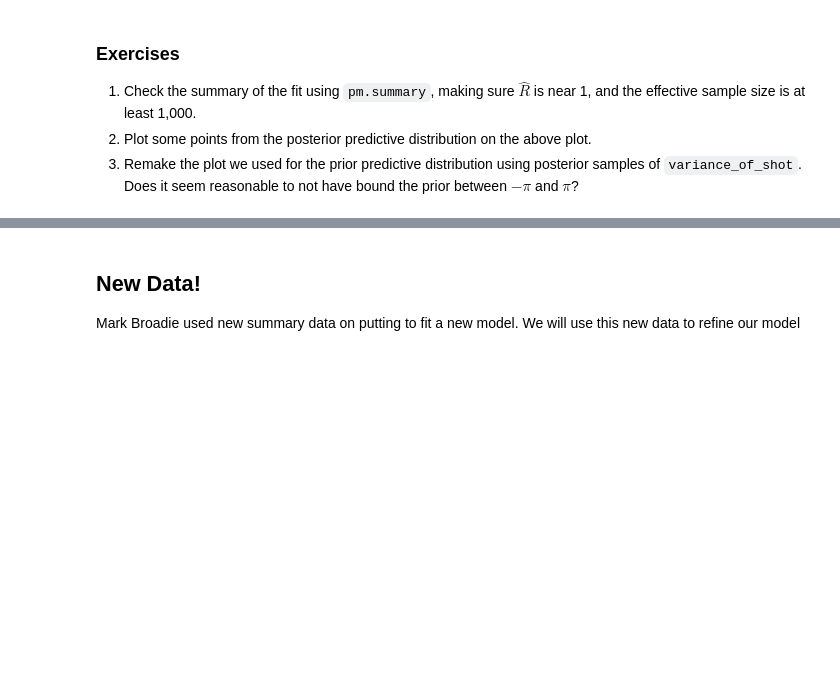
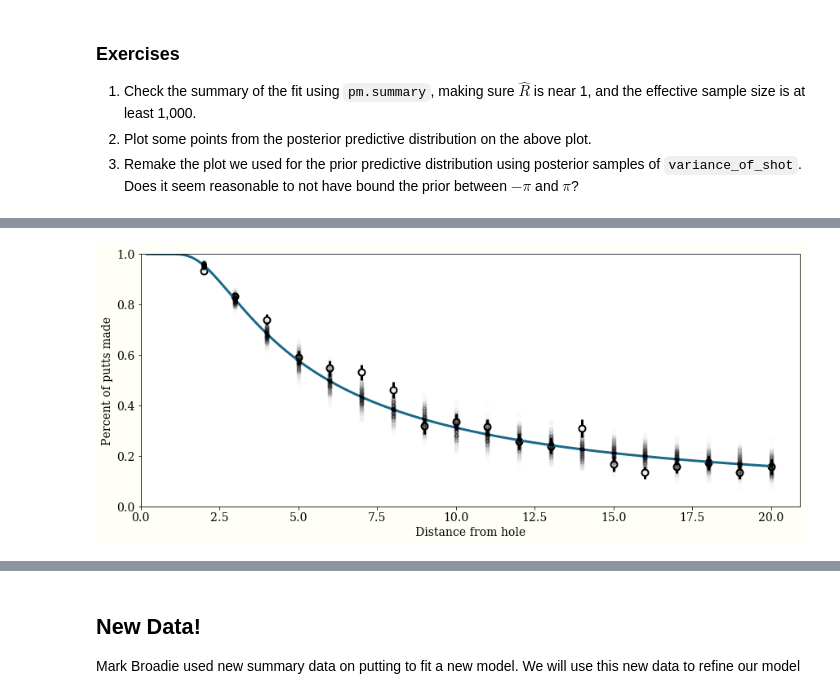
Before and after one commit to fonnesbeck/Bayes_Computing_Course, a Jupyter notebook: notebooks/Section3_1-Workflow.ipynb, the cells around one changed output, grey strips where cells are left out. Drawn from its saved outputs; the diff is of its cells as text; code cells hidden in the pictures; blank space fills up the shorter version.

```diff
--- a/notebooks/Section3_1-Workflow.ipynb
+++ b/notebooks/Section3_1-Workflow.ipynb
@@ -290,0 +313,15 @@ ax.legend();
+# %%
+####################
+with angle_model(golf_data):
+    # hard to plot more than 500 sensibly
+    angle_ppc = pm.sample_posterior_predictive(angle_trace, samples=500)
+
+
+ax = plot_golf_data(golf_data)
+angle_ppc_success = angle_ppc['success'].T / golf_data.tries.values.reshape(-1, 1)
+t = np.linspace(0, golf_data.distance.max(), 200)
+ax.plot(t, forward_angle_model(angle_trace['variance_of_shot'].mean(), t))
+ax.plot(golf_data.distance, angle_ppc_success, 'k.', alpha=0.01);
+####################
+# %% [output]
+[figure, added]
```
Also changed, not shown: parts of 21 cells of this notebook, 1 other file.
